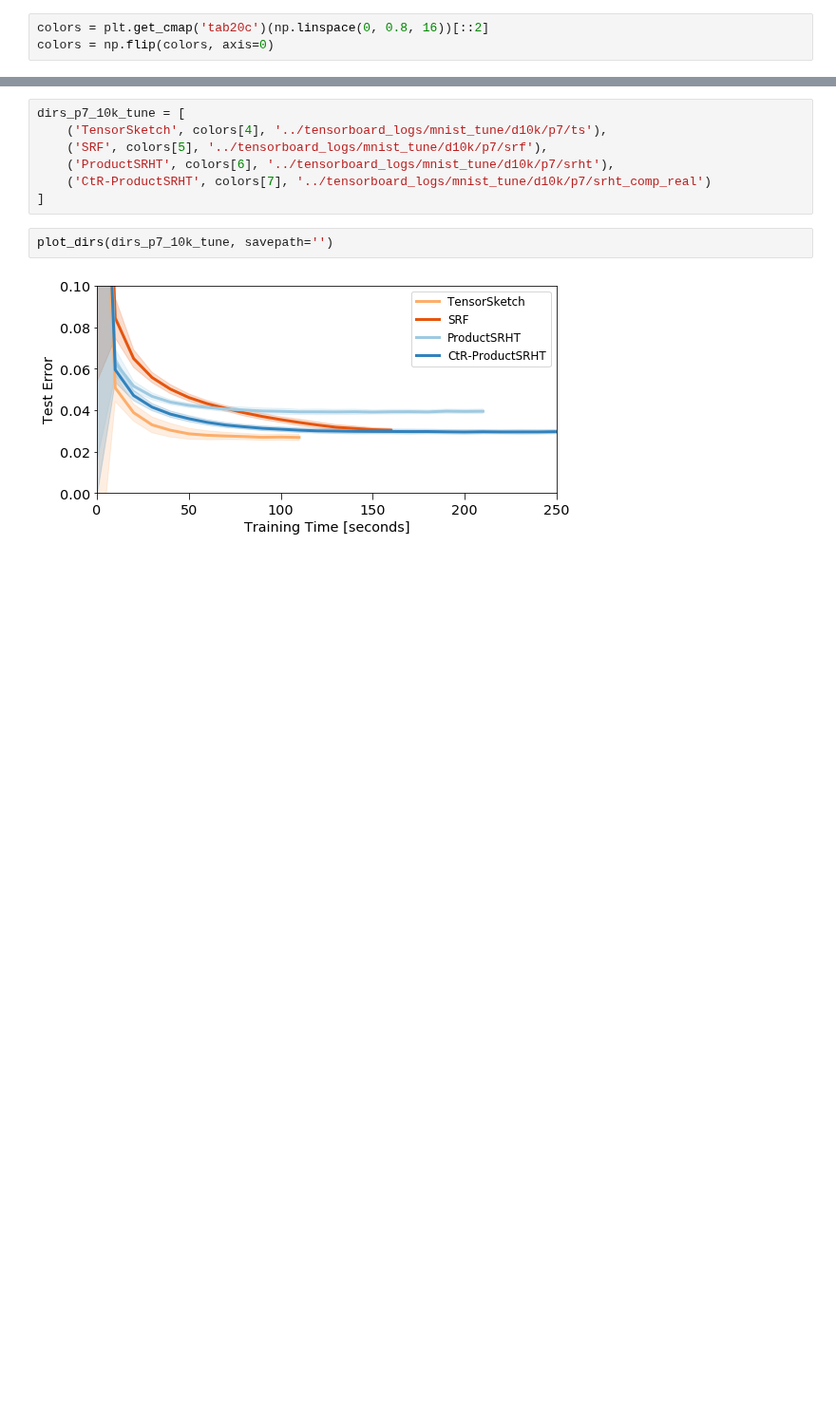
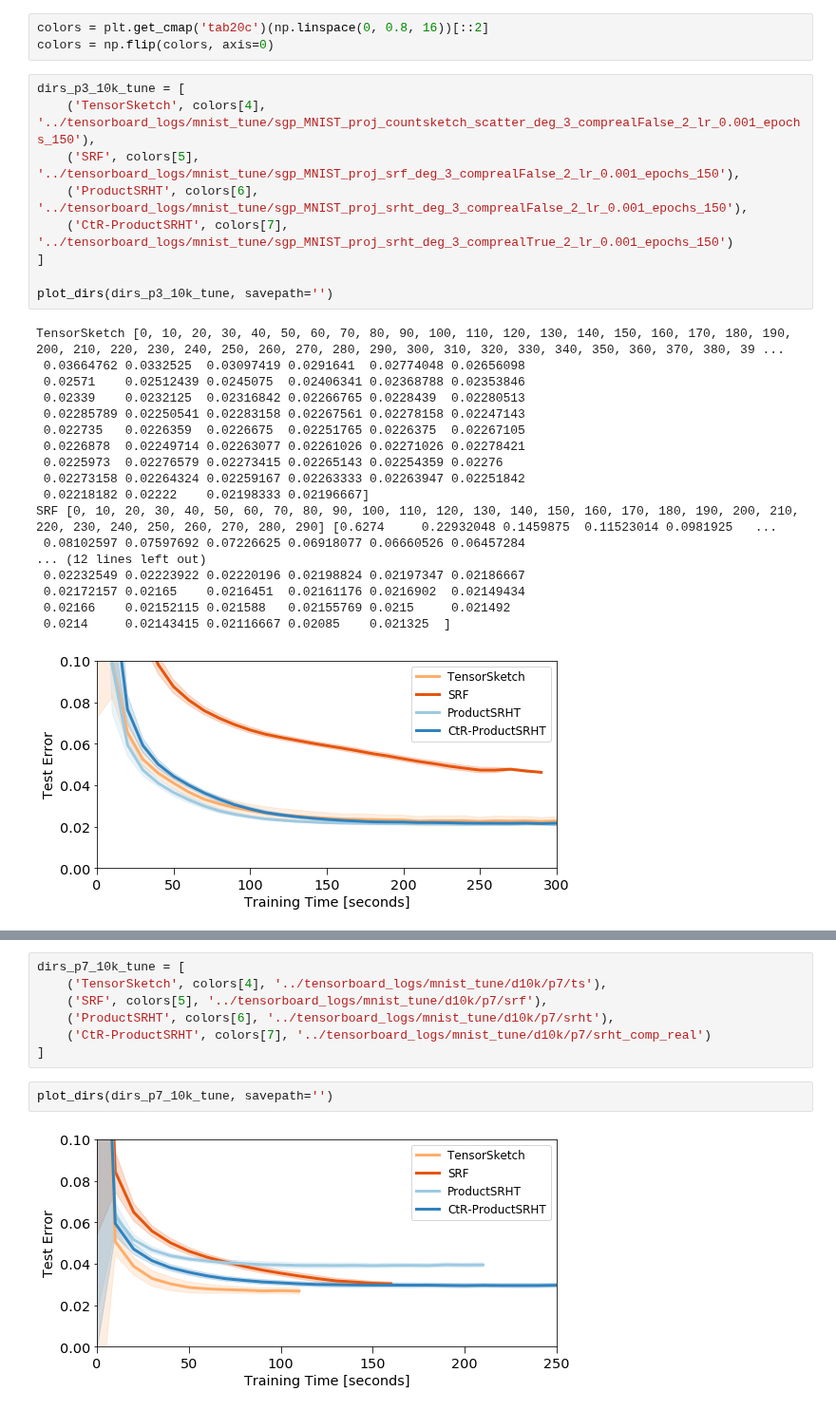
Before and after one commit to joneswack/dp-rfs, a Jupyter notebook: notebooks/read-tf-logs.ipynb, the cells around one changed output, grey strips where cells are left out. Shown at 95% size. Saved outputs shown, nothing was run; the diff lists cells and outputs as text; blank space fills up the shorter version.

```diff
--- a/notebooks/read-tf-logs.ipynb
+++ b/notebooks/read-tf-logs.ipynb
@@ -83,3 +83,31 @@ def plot_dirs(dirs, savepath=''):
 # %%
 colors = plt.get_cmap('tab20c')(np.linspace(0, 0.8, 16))[::2]
 colors = np.flip(colors, axis=0)
+# %%
+dirs_p3_10k_tune = [
+    ('TensorSketch', colors[4], '../tensorboard_logs/mnist_tune/sgp_MNIST_proj_countsketch_scatter_deg_3_comprealFalse_2_lr_0.001_epochs_150'),
+    ('SRF', colors[5], '../tensorboard_logs/mnist_tune/sgp_MNIST_proj_srf_deg_3_comprealFalse_2_lr_0.001_epochs_150'),
+    ('ProductSRHT', colors[6], '../tensorboard_logs/mnist_tune/sgp_MNIST_proj_srht_deg_3_comprealFalse_2_lr_0.001_epochs_150'),
+    ('CtR-ProductSRHT', colors[7], '../tensorboard_logs/mnist_tune/sgp_MNIST_proj_srht_deg_3_comprealTrue_2_lr_0.001_epochs_150')
+]
+
+plot_dirs(dirs_p3_10k_tune, savepath='')
+# %% [output]
+TensorSketch [0, 10, 20, 30, 40, 50, 60, 70, 80, 90, 100, 110, 120, 130, 140, 150, 160, 170, 180, 190, 200, 210, 220, 230, 240, 250, 260, 270, 280, 290, 300, 310, 320, 330, 340, 350, 360, 370, 380, 39 ...
+ 0.03664762 0.0332525  0.03097419 0.0291641  0.02774048 0.02656098
+ 0.02571    0.02512439 0.0245075  0.02406341 0.02368788 0.02353846
+ 0.02339    0.0232125  0.02316842 0.02266765 0.0228439  0.02280513
+ 0.02285789 0.02250541 0.02283158 0.02267561 0.02278158 0.02247143
+ 0.022735   0.0226359  0.0226675  0.02251765 0.0226375  0.02267105
+ 0.0226878  0.02249714 0.02263077 0.02261026 0.02271026 0.02278421
+ 0.0225973  0.02276579 0.02273415 0.02265143 0.02254359 0.02276
+ 0.02273158 0.02264324 0.02259167 0.02263333 0.02263947 0.02251842
+ 0.02218182 0.02222    0.02198333 0.02196667]
+SRF [0, 10, 20, 30, 40, 50, 60, 70, 80, 90, 100, 110, 120, 130, 140, 150, 160, 170, 180, 190, 200, 210, 220, 230, 240, 250, 260, 270, 280, 290] [0.6274     0.22932048 0.1459875  0.11523014 0.0981925   ...
+ 0.08102597 0.07597692 0.07226625 0.06918077 0.06660526 0.06457284
+... (12 lines left out)
+ 0.02232549 0.02223922 0.02220196 0.02198824 0.02197347 0.02186667
+ 0.02172157 0.02165    0.0216451  0.02161176 0.0216902  0.02149434
+ 0.02166    0.02152115 0.021588   0.02155769 0.0215     0.021492
+ 0.0214     0.02143415 0.02116667 0.02085    0.021325  ]
+[figure, added]
```
Also changed, not shown: parts of 5 cells of this notebook, 7 other files.
